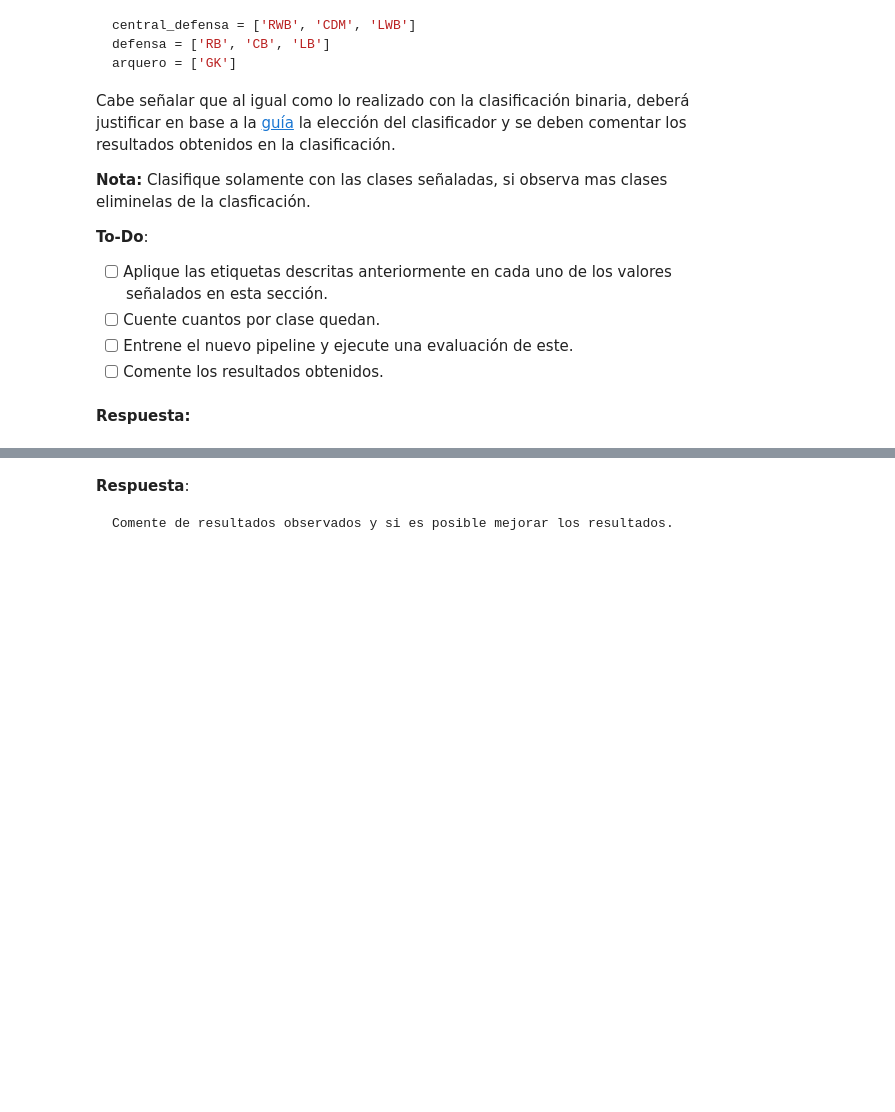
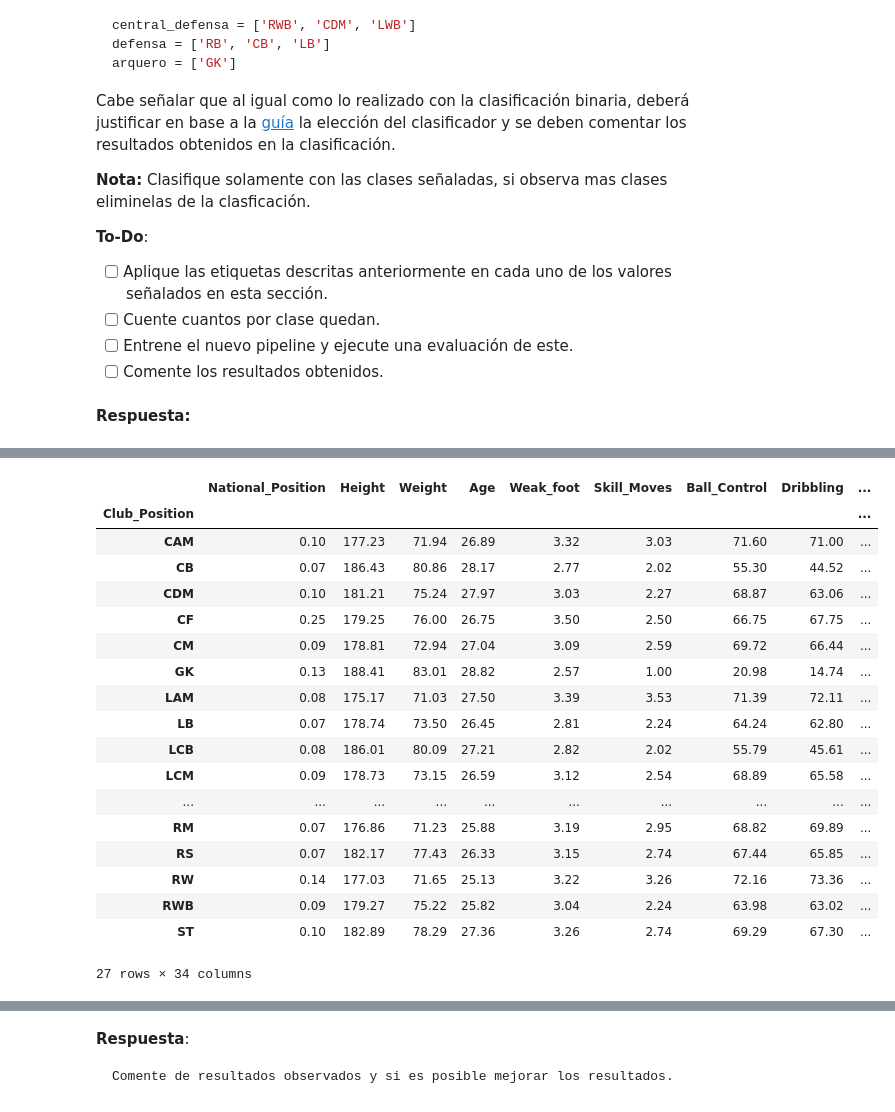
Before and after one commit to HexaPulsar/LabMDS, a Jupyter notebook: Lab_8/Laboratorio8_enunciado.ipynb, the cells around one changed output, grey strips where cells are left out. Drawn from its saved outputs; the diff is of its cells as text; code cells hidden in the pictures; blank space fills up the shorter version.

```diff
--- a/Lab_8/Laboratorio8_enunciado.ipynb
+++ b/Lab_8/Laboratorio8_enunciado.ipynb
@@ -589,0 +593,5 @@ Cabe señalar que al igual como lo realizado con la clasificación binaria, debe
+# %%
+### Código aquí ###d
+df_players['Club_Position']
+cond = df_players.query("Club_Position != 'Res' and Club_Position != 'Sub'")
+display(cond)
@@ -589,0 +612,23 @@ Cabe señalar que al igual como lo realizado con la clasificación binaria, debe
+# %%
+gb_cond = cond.groupby('Club_Position').agg('mean').round(2)
+display(gb_cond)
+# %% [output]
+|  | National_Position | Height | Weight | Age | Weak_foot | Skill_Moves | Ball_Control | Dribbling | ... |
+| Club_Position |  |  |  |  |  |  |  |  | ... |
+| CAM | 0.10 | 177.23 | 71.94 | 26.89 | 3.32 | 3.03 | 71.60 | 71.00 | ... |
+| CB | 0.07 | 186.43 | 80.86 | 28.17 | 2.77 | 2.02 | 55.30 | 44.52 | ... |
+| CDM | 0.10 | 181.21 | 75.24 | 27.97 | 3.03 | 2.27 | 68.87 | 63.06 | ... |
+| CF | 0.25 | 179.25 | 76.00 | 26.75 | 3.50 | 2.50 | 66.75 | 67.75 | ... |
+| CM | 0.09 | 178.81 | 72.94 | 27.04 | 3.09 | 2.59 | 69.72 | 66.44 | ... |
+| GK | 0.13 | 188.41 | 83.01 | 28.82 | 2.57 | 1.00 | 20.98 | 14.74 | ... |
+| LAM | 0.08 | 175.17 | 71.03 | 27.50 | 3.39 | 3.53 | 71.39 | 72.11 | ... |
+| LB | 0.07 | 178.74 | 73.50 | 26.45 | 2.81 | 2.24 | 64.24 | 62.80 | ... |
+| LCB | 0.08 | 186.01 | 80.09 | 27.21 | 2.82 | 2.02 | 55.79 | 45.61 | ... |
+| LCM | 0.09 | 178.73 | 73.15 | 26.59 | 3.12 | 2.54 | 68.89 | 65.58 | ... |
+| ... | ... | ... | ... | ... | ... | ... | ... | ... | ... |
+| RM | 0.07 | 176.86 | 71.23 | 25.88 | 3.19 | 2.95 | 68.82 | 69.89 | ... |
+| RS | 0.07 | 182.17 | 77.43 | 26.33 | 3.15 | 2.74 | 67.44 | 65.85 | ... |
+| RW | 0.14 | 177.03 | 71.65 | 25.13 | 3.22 | 3.26 | 72.16 | 73.36 | ... |
+| RWB | 0.09 | 179.27 | 75.22 | 25.82 | 3.04 | 2.24 | 63.98 | 63.02 | ... |
+| ST | 0.10 | 182.89 | 78.29 | 27.36 | 3.26 | 2.74 | 69.29 | 67.30 | ... |
+27 rows × 34 columns
```
Also changed, not shown: parts of 15 cells of this notebook.
